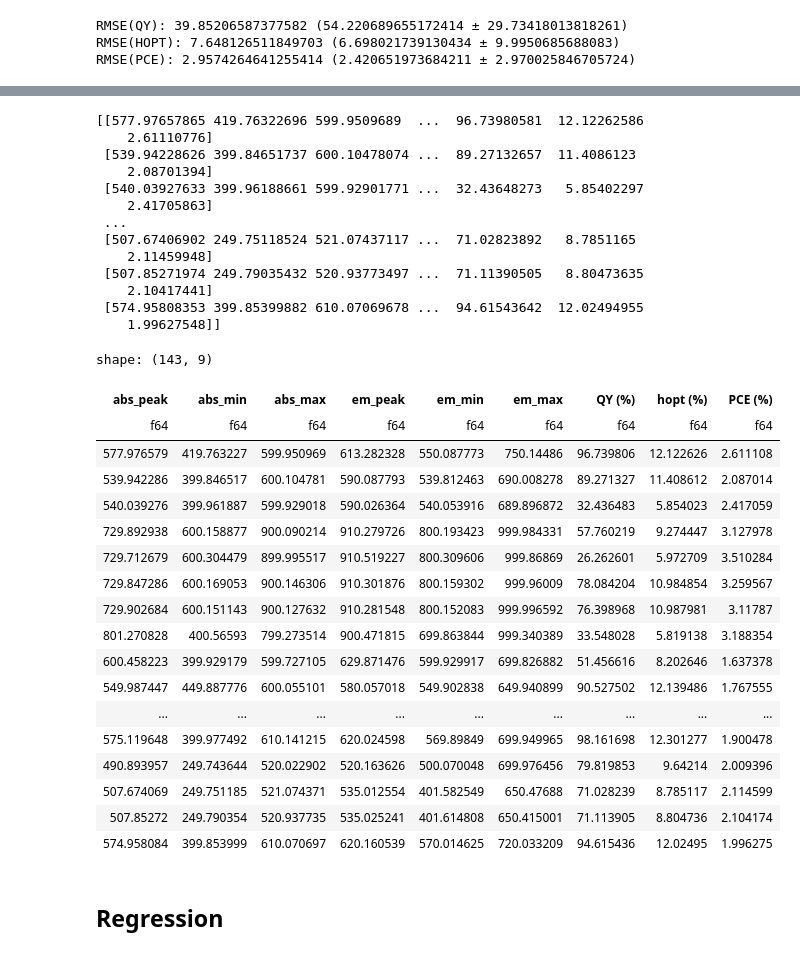
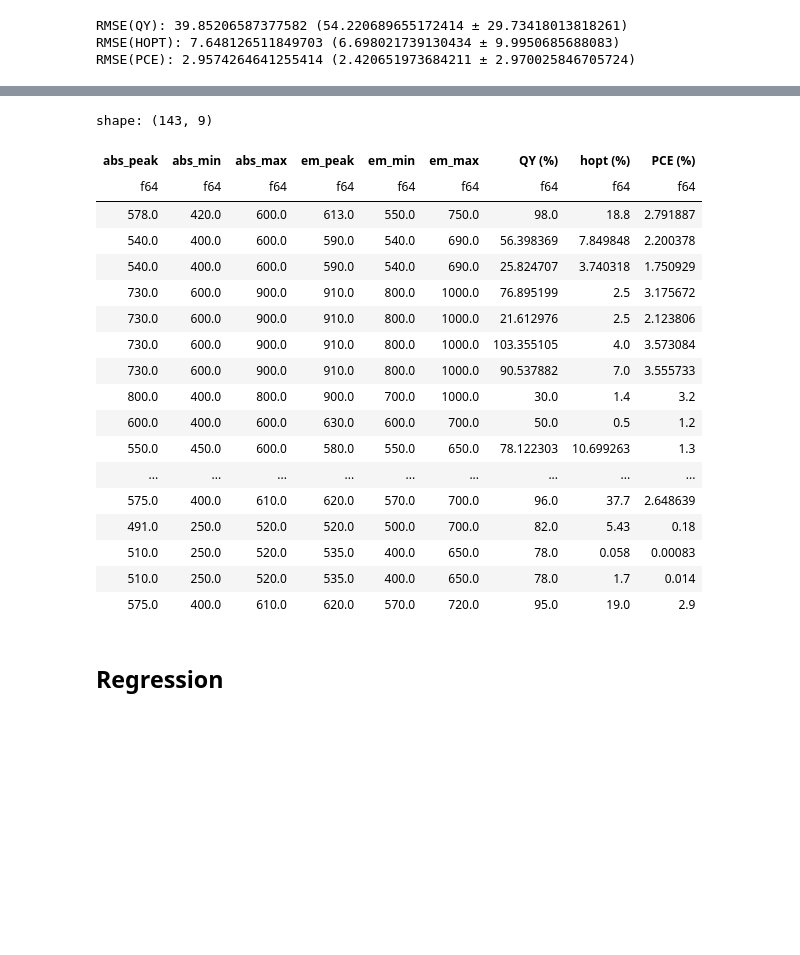
Before and after one commit to mariolpantunes/sunlight-harvesting-energy-conversion, a Jupyter notebook: main.ipynb, the cells around one changed output, grey strips where cells are left out. Cells and saved outputs as stored; diff of their text form; code cells hidden in the pictures; blank space fills up the shorter version.

```diff
--- a/main.ipynb
+++ b/main.ipynb
@@ -219,19 +299,11 @@ RMSE(PCE): 2.9574264641255414 (2.420651973684211 ± 2.970025846705724)
 # %%
-# Get the complete X matrix again
+# Get the original matrix
 X = df.to_numpy()
 X[np.isnan(X)] = 0
+print(X.shape)
 
-# Grid Search
-ks = [2,3,4,5,6,7,8]
-seeds = [53, 59, 61, 67, 71, 73, 79, 83, 89, 97]
+# Get the reconstructed matrix
+Xr, _, _, _ = nmf.nmf_mu(X, k=solution[0], seed=solution[1])
 
-# Store best solution (min cost)
-min_cost = float('inf')
-solution = None
-
-for k in ks:
-    for s in seeds:
-        Xr, W, H, cost = nmf.nmf_mu(X, k=k, seed=s)
-        if cost < min_cost:
-            min_cost = cost
-            solution = (k,s)
+# Replace all zeros with reconstructed values
+X[X==0] = Xr[X==0]
@@ -242,42 +328,29 @@ print(f"{cost} {solution}")
 # %%
 Xr, W, H, cost = nmf.nmf_mu(X, k=solution[0], seed=solution[1])
-print(f'{Xr}')
-Xr.dtype = np.dtype([(col, np.dtype(np.float64)) for col in df.columns])
-df = pl.DataFrame({field_name: Xr[field_name][:,0] for field_name in Xr.dtype.fields})
+_, cols = X.shape
+field_names = df.columns
+df = pl.DataFrame({field_names[i]: X[:,i] for i in range(cols)})
 df
 # %% [output]
-[[577.97657865 419.76322696 599.9509689  ...  96.73980581  12.12262586
-    2.61110776]
- [539.94228626 399.84651737 600.10478074 ...  89.27132657  11.4086123
-    2.08701394]
- [540.03927633 399.96188661 599.92901771 ...  32.43648273   5.85402297
-    2.41705863]
- ...
- [507.67406902 249.75118524 521.07437117 ...  71.02823892   8.7851165
-    2.11459948]
- [507.85271974 249.79035432 520.93773497 ...  71.11390505   8.80473635
-    2.10417441]
- [574.95808353 399.85399882 610.07069678 ...  94.61543642  12.02494955
-    1.99627548]]
+shape: (143, 9)
-shape: (143, 9)
 | abs_peak | abs_min | abs_max | em_peak | em_min | em_max | QY (%) | hopt (%) | PCE (%) |
 | f64 | f64 | f64 | f64 | f64 | f64 | f64 | f64 | f64 |
-| 577.976579 | 419.763227 | 599.950969 | 613.282328 | 550.087773 | 750.14486 | 96.739806 | 12.122626 | 2.611108 |
-| 539.942286 | 399.846517 | 600.104781 | 590.087793 | 539.812463 | 690.008278 | 89.271327 | 11.408612 | 2.087014 |
-| 540.039276 | 399.961887 | 599.929018 | 590.026364 | 540.053916 | 689.896872 | 32.436483 | 5.854023 | 2.417059 |
-| 729.892938 | 600.158877 | 900.090214 | 910.279726 | 800.193423 | 999.984331 | 57.760219 | 9.274447 | 3.127978 |
-| 729.712679 | 600.304479 | 899.995517 | 910.519227 | 800.309606 | 999.86869 | 26.262601 | 5.972709 | 3.510284 |
-| 729.847286 | 600.169053 | 900.146306 | 910.301876 | 800.159302 | 999.96009 | 78.084204 | 10.984854 | 3.259567 |
-| 729.902684 | 600.151143 | 900.127632 | 910.281548 | 800.152083 | 999.996592 | 76.398968 | 10.987981 | 3.11787 |
-| 801.270828 | 400.56593 | 799.273514 | 900.471815 | 699.863844 | 999.340389 | 33.548028 | 5.819138 | 3.188354 |
-| 600.458223 | 399.929179 | 599.727105 | 629.871476 | 599.929917 | 699.826882 | 51.456616 | 8.202646 | 1.637378 |
-| 549.987447 | 449.887776 | 600.055101 | 580.057018 | 549.902838 | 649.940899 | 90.527502 | 12.139486 | 1.767555 |
+| 578.0 | 420.0 | 600.0 | 613.0 | 550.0 | 750.0 | 98.0 | 18.8 | 2.791887 |
+| 540.0 | 400.0 | 600.0 | 590.0 | 540.0 | 690.0 | 56.398369 | 7.849848 | 2.200378 |
+| 540.0 | 400.0 | 600.0 | 590.0 | 540.0 | 690.0 | 25.824707 | 3.740318 | 1.750929 |
+| 730.0 | 600.0 | 900.0 | 910.0 | 800.0 | 1000.0 | 76.895199 | 2.5 | 3.175672 |
+| 730.0 | 600.0 | 900.0 | 910.0 | 800.0 | 1000.0 | 21.612976 | 2.5 | 2.123806 |
+| 730.0 | 600.0 | 900.0 | 910.0 | 800.0 | 1000.0 | 103.355105 | 4.0 | 3.573084 |
+| 730.0 | 600.0 | 900.0 | 910.0 | 800.0 | 1000.0 | 90.537882 | 7.0 | 3.555733 |
+| 800.0 | 400.0 | 800.0 | 900.0 | 700.0 | 1000.0 | 30.0 | 1.4 | 3.2 |
+| 600.0 | 400.0 | 600.0 | 630.0 | 600.0 | 700.0 | 50.0 | 0.5 | 1.2 |
+| 550.0 | 450.0 | 600.0 | 580.0 | 550.0 | 650.0 | 78.122303 | 10.699263 | 1.3 |
 | ... | ... | ... | ... | ... | ... | ... | ... | ... |
-| 575.119648 | 399.977492 | 610.141215 | 620.024598 | 569.89849 | 699.949965 | 98.161698 | 12.301277 | 1.900478 |
-| 490.893957 | 249.743644 | 520.022902 | 520.163626 | 500.070048 | 699.976456 | 79.819853 | 9.64214 | 2.009396 |
-| 507.674069 | 249.751185 | 521.074371 | 535.012554 | 401.582549 | 650.47688 | 71.028239 | 8.785117 | 2.114599 |
-| 507.85272 | 249.790354 | 520.937735 | 535.025241 | 401.614808 | 650.415001 | 71.113905 | 8.804736 | 2.104174 |
-| 574.958084 | 399.853999 | 610.070697 | 620.160539 | 570.014625 | 720.033209 | 94.615436 | 12.02495 | 1.996275 |
+| 575.0 | 400.0 | 610.0 | 620.0 | 570.0 | 700.0 | 96.0 | 37.7 | 2.648639 |
+| 491.0 | 250.0 | 520.0 | 520.0 | 500.0 | 700.0 | 82.0 | 5.43 | 0.18 |
+| 510.0 | 250.0 | 520.0 | 535.0 | 400.0 | 650.0 | 78.0 | 0.058 | 0.00083 |
+| 510.0 | 250.0 | 520.0 | 535.0 | 400.0 | 650.0 | 78.0 | 1.7 | 0.014 |
+| 575.0 | 400.0 | 610.0 | 620.0 | 570.0 | 720.0 | 95.0 | 19.0 | 2.9 |
 # %% [markdown]
 ## Regression
 # %%
```
Also changed, not shown: parts of 15 cells of this notebook, 1 other file.
